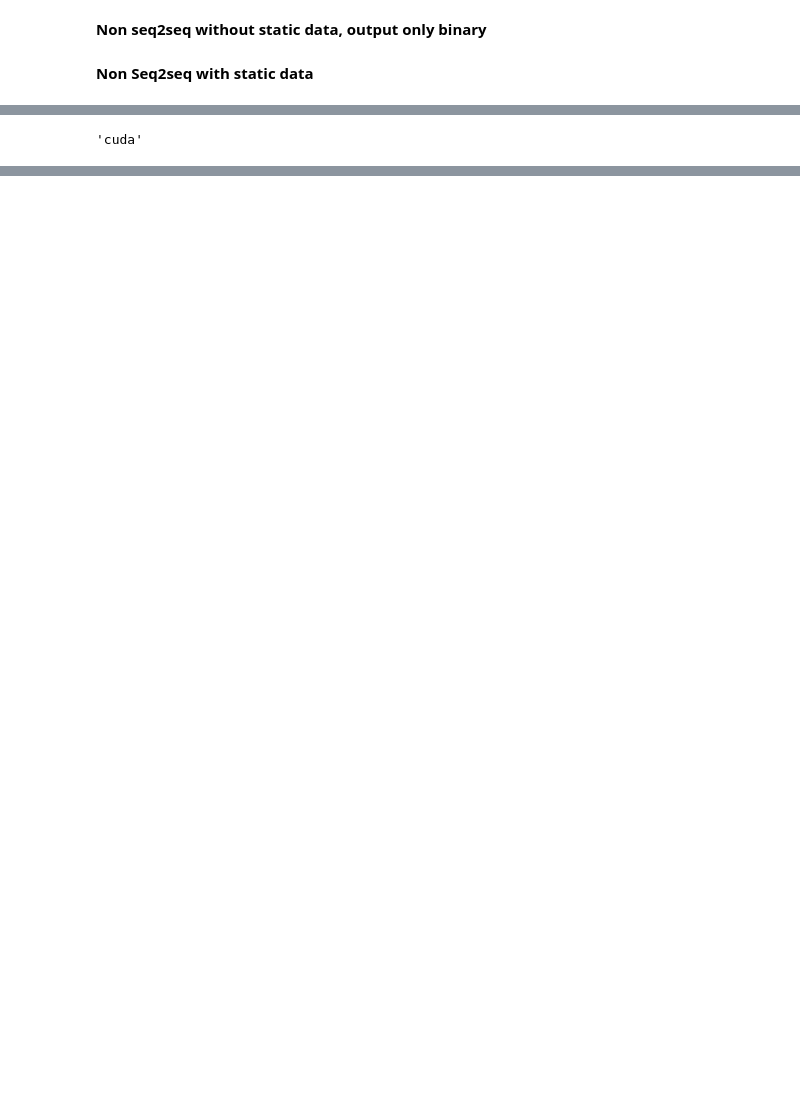
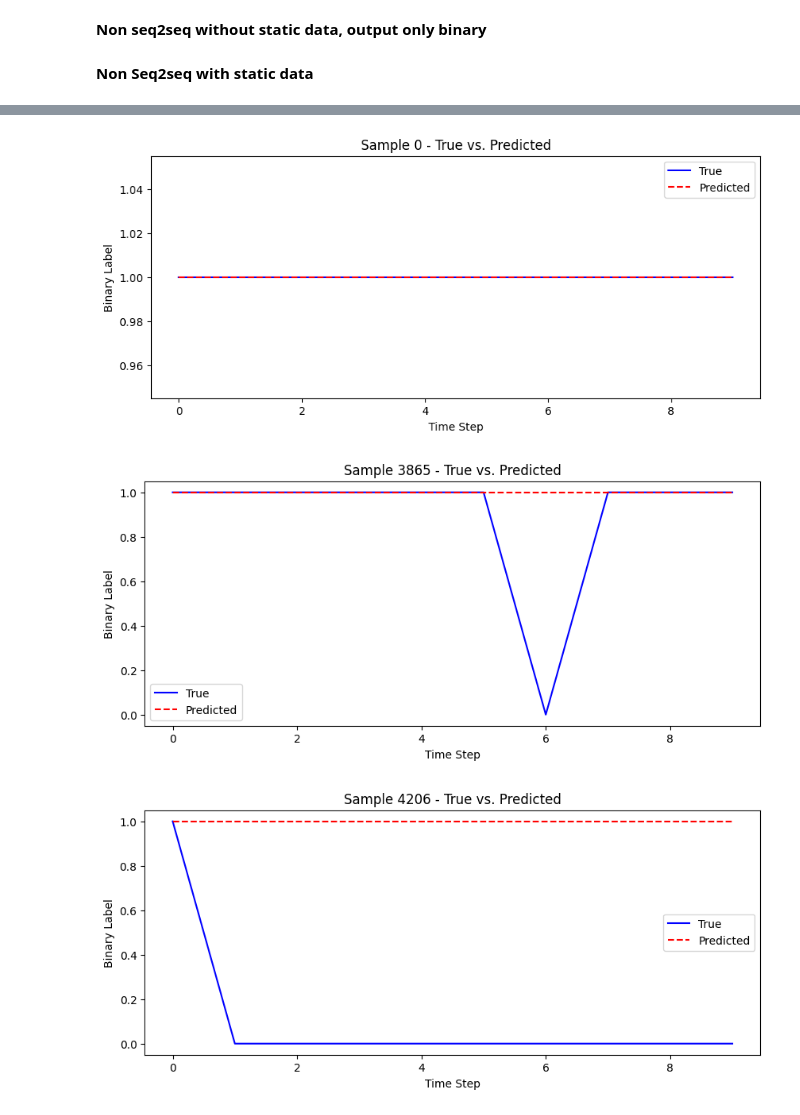
Before and after one commit to Jordinia/Marine-Energy-Project, a Jupyter notebook: proyekMarine_rapi.ipynb, the cells around one changed output, grey strips where cells are left out. Cells and saved outputs as stored; diff of their text form; code cells hidden in the pictures; blank space fills up the shorter version.

```diff
--- a/proyekMarine_rapi.ipynb
+++ b/proyekMarine_rapi.ipynb
@@ -127,8 +224,8 @@ data shape: (12521, 28)
 scaler = MinMaxScaler(feature_range=(0, 1))
 data_scaled = scaler.fit_transform(df)
 
-steps = 168
-predict_steps = 1
+steps = 720
+predict_steps = 10
 # Create sequences
 inp = []
 out = []
@@ -429,4 +391,30 @@ Test Accuracy: 1.0
-# %%
-DATA.predict
-# %% [output]
-'cuda'
+# %%
+model.eval()
+with torch.no_grad():
+    y_test_binary_expanded = y_test_binary.unsqueeze(2).expand(-1, -1, output_size)
+    test_outputs = model(x_test_tseries, y_test_binary_expanded)
+    test_outputs = test_outputs[:, :predict_steps, :]
+
+    # Calculate loss
+    test_loss = criterion(test_outputs.squeeze(2), y_test_binary)
+    print(f'Test Loss: {test_loss.item()}')
+
+    # Convert probabilities to binary predictions
+    test_pred = (test_outputs.squeeze(2) > 0.5).float()
+
+    # Calculate accuracy
+    accuracy = (test_pred == y_test_binary).float().mean()
+    print(f'Test Accuracy: {accuracy.item()}')
+
+    # Plotting the results for a few samples
+    sample_indices = np.random.choice(range(y_test_binary.shape[0]), size=5, replace=False)
+    for i, idx in enumerate(sample_indices):
+        plt.figure(figsize=(10, 4))
+        plt.plot(y_test_binary[idx].cpu(), 'b-', label='True')
+        plt.plot(test_pred[idx].cpu().numpy(), 'r--', label='Predicted')
+        plt.xlabel('Time Step')
+        plt.ylabel('Binary Label')
+        plt.title(f'Sample {idx} - True vs. Predicted')
+        plt.legend()
+        plt.show()
+# %% [output]
@@ -432,0 +423,3 @@ DATA.predict
+[figure, added]
+[figure, added]
+[figure, added]
```
Also changed, not shown: parts of 21 cells of this notebook, 19 other files.
